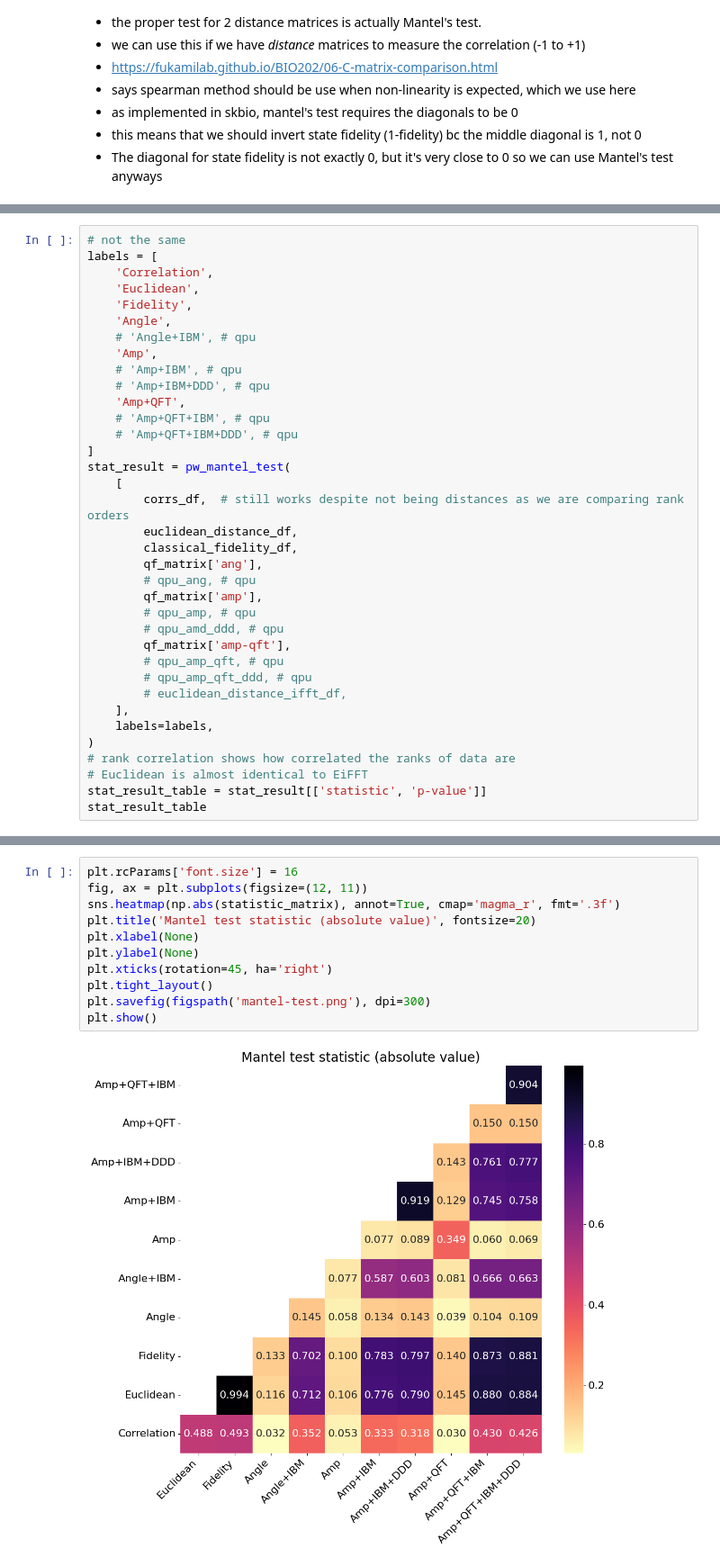
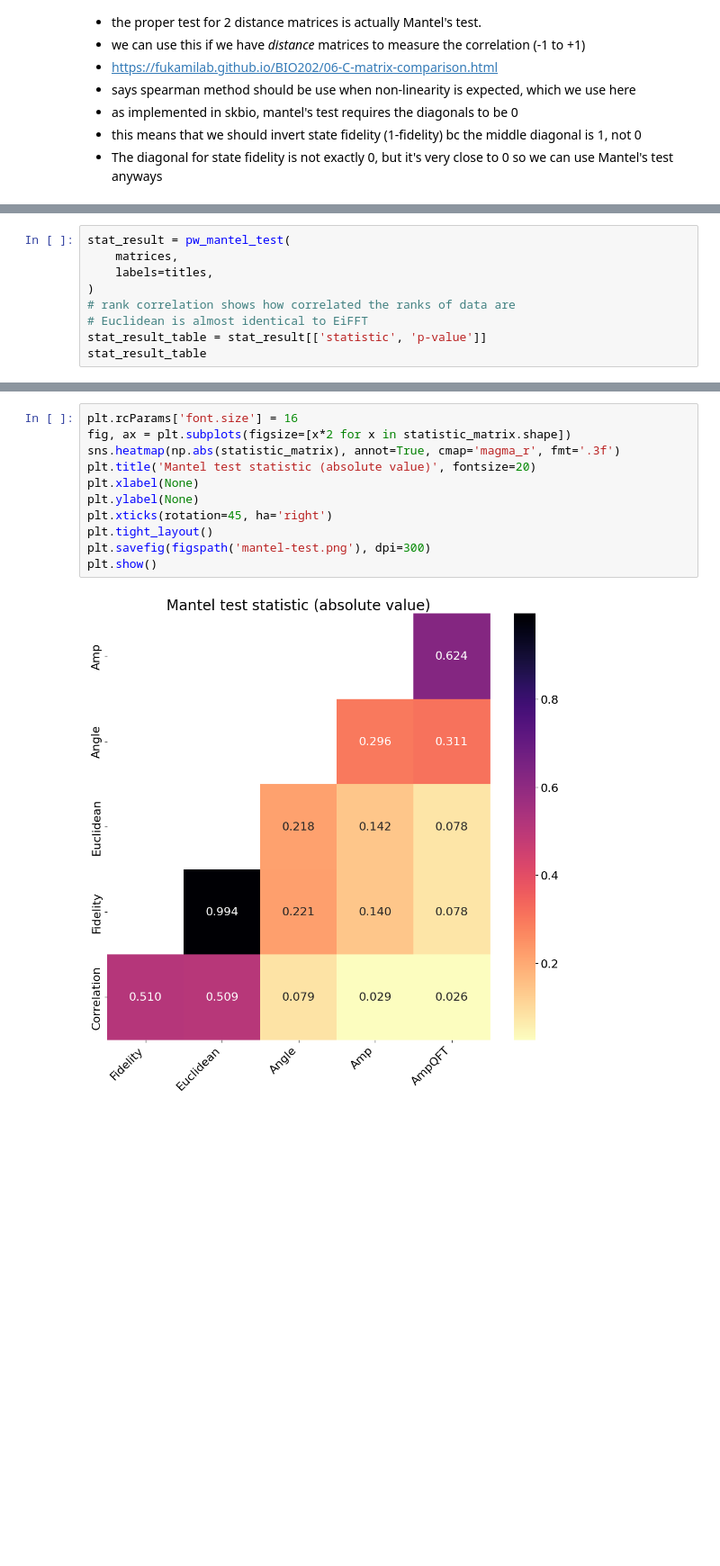
Before and after one commit to 0mWh/pqic-gic-quadrigems, a Jupyter notebook: notebooks/7_correlation_analysis.ipynb, the cells around one changed output, grey strips where cells are left out. Shown at 90% size. Cells and saved outputs as stored; diff of their text form; blank space fills up the shorter version.

Commit message:
correlation analysis fixup

```diff
--- a/notebooks/7_correlation_analysis.ipynb
+++ b/notebooks/7_correlation_analysis.ipynb
@@ -210,36 +200,9 @@ def pw_mantel_test(dfs, labels=None):
         np.fill_diagonal(d, 0)
     return pwmantel(dfs_np, method='spearman', labels=labels, seed=0)
 # %%
-# not the same
-labels = [
-    'Correlation',
-    'Euclidean',
-    'Fidelity',
-    'Angle',
-    # 'Angle+IBM', # qpu
-    'Amp',
-    # 'Amp+IBM', # qpu
-    # 'Amp+IBM+DDD', # qpu
-    'Amp+QFT',
-    # 'Amp+QFT+IBM', # qpu
-    # 'Amp+QFT+IBM+DDD', # qpu
-]
 stat_result = pw_mantel_test(
-    [
-        corrs_df,  # still works despite not being distances as we are comparing rank orders
-        euclidean_distance_df,
-        classical_fidelity_df,
-        qf_matrix['ang'],
-        # qpu_ang, # qpu
-        qf_matrix['amp'],
-        # qpu_amp, # qpu
-        # qpu_amd_ddd, # qpu
-        qf_matrix['amp-qft'],
-        # qpu_amp_qft, # qpu
-        # qpu_amp_qft_ddd, # qpu
-        # euclidean_distance_ifft_df,
-    ],
-    labels=labels,
+    matrices,
+    labels=titles,
 )
 # rank correlation shows how correlated the ranks of data are
 # Euclidean is almost identical to EiFFT
@@ -287,16 +244,16 @@ statistic_matrix
 # %%
 plt.rcParams['font.size'] = 16
-fig, ax = plt.subplots(figsize=(12, 11))
+fig, ax = plt.subplots(figsize=[x*2 for x in statistic_matrix.shape])
 sns.heatmap(np.abs(statistic_matrix), annot=True, cmap='magma_r', fmt='.3f')
 plt.title('Mantel test statistic (absolute value)', fontsize=20)
 plt.xlabel(None)
 plt.ylabel(None)
 plt.xticks(rotation=45, ha='right')
 plt.tight_layout()
 plt.savefig(figspath('mantel-test.png'), dpi=300)
 plt.show()
 # %% [output]
-[figure, old version]
+[figure, new version]
 # %%
 pvalue_matrix = stat_result_table.reset_index().pivot_table(index='dm1', columns='dm2')['p-value']
 # sort rows by number of NaNs
```
Also changed, not shown: parts of 8 cells of this notebook, 3 other files.
